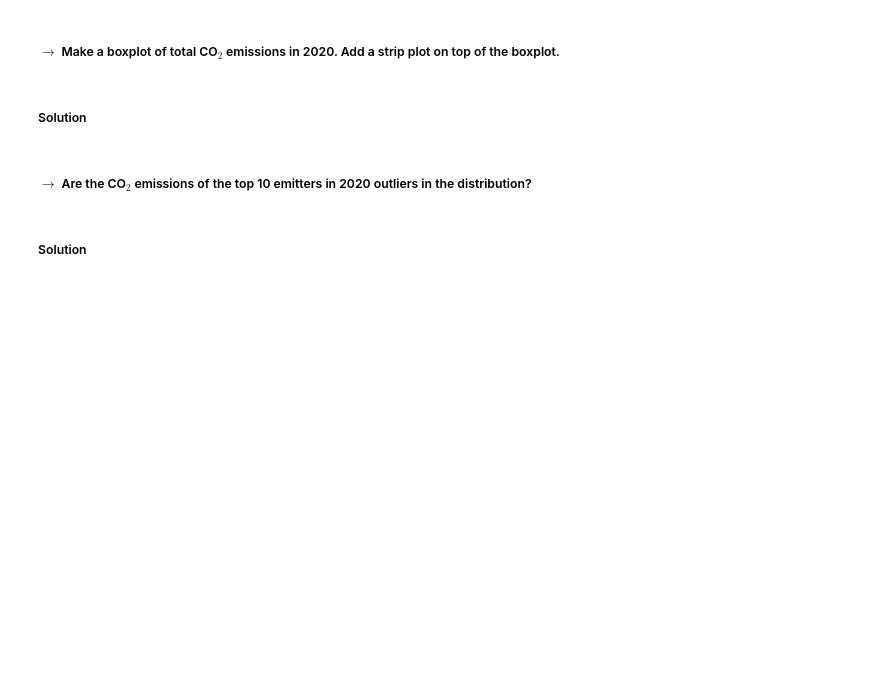
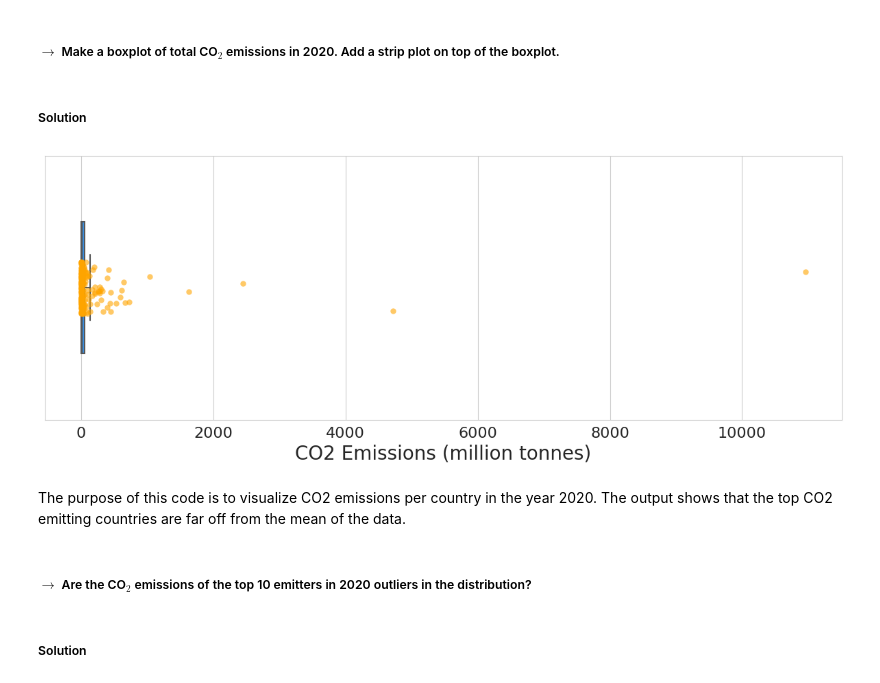
Before and after one commit to kiankhorrami/co2emissions, a Jupyter notebook: Kian_Khorrami_MATH_2315_Lab_1.ipynb, the cells around one changed output. Cells and saved outputs as stored; diff of their text form; code cells hidden in the pictures; blank space fills up the shorter version.

```diff
--- a/Kian_Khorrami_MATH_2315_Lab_1.ipynb
+++ b/Kian_Khorrami_MATH_2315_Lab_1.ipynb
@@ -89,6 +173,16 @@ df.head()
 ##### $\rightarrow$ Make a boxplot of total CO$_2$ emissions in 2020. Add a strip plot on top of the boxplot.
 # %% [markdown]
 ##### Solution
+# %%
+plt.figure(figsize = (15,5))
+sns.boxplot(data = df[df['year'] == 2020], x = 'co2', color = 'dodgerblue', width = 0.5, fliersize = 0)
+sns.stripplot(data = df[df['year'] == 2020], x = 'co2', color = 'orange', size = 6, alpha = 0.6)
+plt.xlabel('CO2 Emissions (million tonnes)', fontsize = 20)
+plt.tick_params(labelsize = 16);
+# %% [output]
+[figure, added]
+# %% [markdown]
+The purpose of this code is to visualize CO2 emissions per country in the year 2020. The output shows that the top CO2 emitting countries are far off from the mean of the data.
 # %% [markdown]
 ##### $\rightarrow$ Are the CO$_2$ emissions of the top 10 emitters in 2020 outliers in the distribution?
 # %% [markdown]
```
Also changed, not shown: parts of 24 cells of this notebook.
